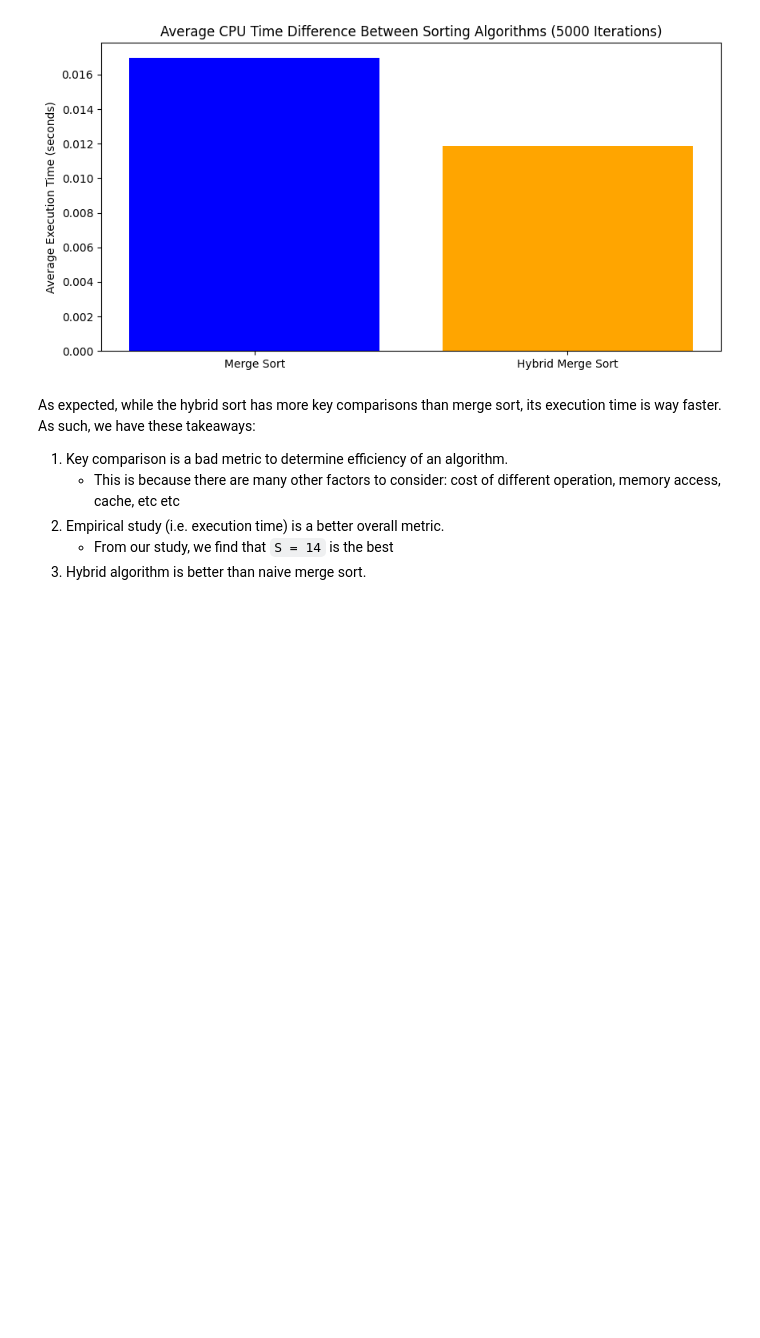
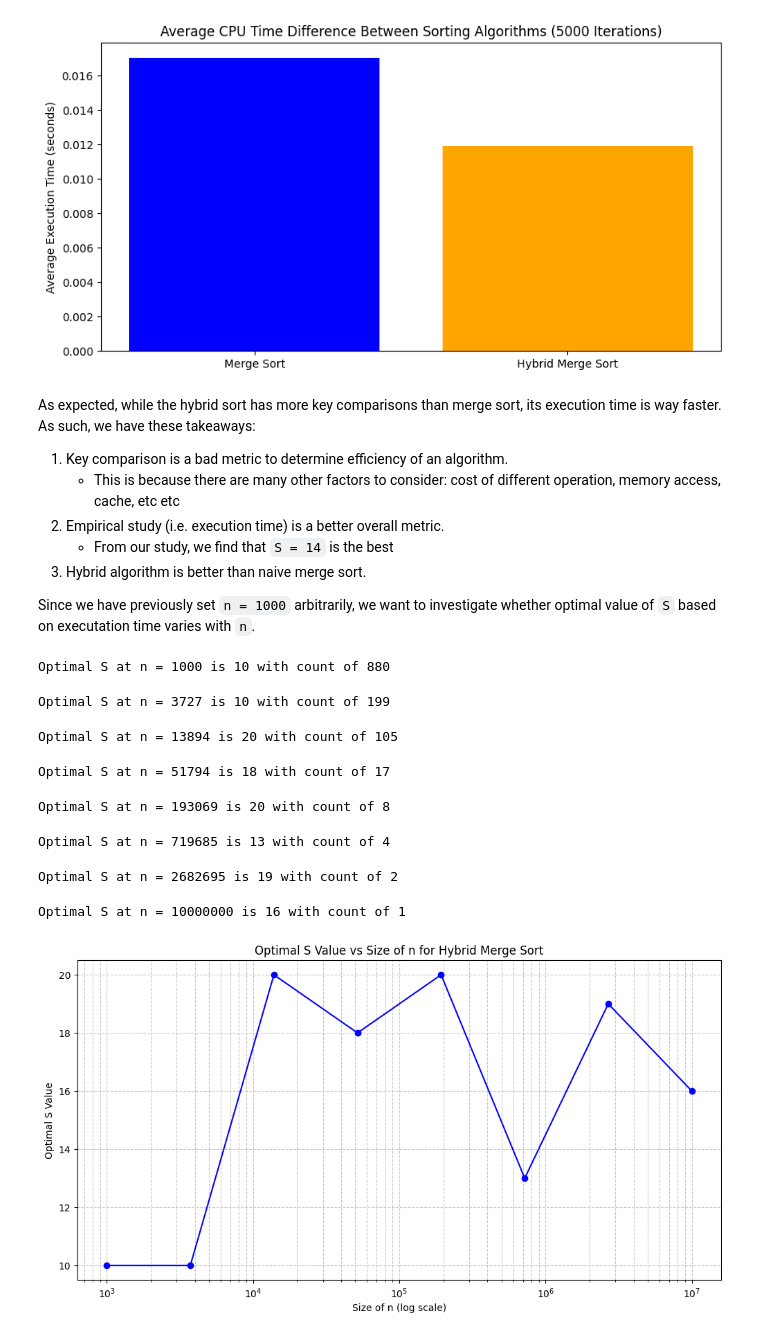
Before and after one commit to yukiwukii/SC2001-Project, a Jupyter notebook: Project_1/project1.ipynb, the cells around one changed output. Drawn from its saved outputs; the diff is of its cells as text; code cells hidden in the pictures; blank space fills up the shorter version.

```diff
--- a/Project_1/project1.ipynb
+++ b/Project_1/project1.ipynb
@@ -341,3 +358,65 @@ As expected, while the hybrid sort has more key comparisons than merge sort, its
 2. Empirical study (i.e. execution time) is a better overall metric.
    - From our study, we find that `S = 14` is the best
 3. Hybrid algorithm is better than naive merge sort.
+
+Since we have previously set `n = 1000` arbitrarily, we want to investigate whether optimal value of `S` based on executation time varies with `n`.
+# %%
+n_values = np.logspace(3, 7, num=8, dtype=int)
+S_start = 1
+S_end = 20
+m = 20
+iteration_values = [5000, 1000, 500, 100, 50, 10, 5, 1]  # This will run approx ~1h. As for the result, refer to ./graphs/SwithN.png
+
+S_values = np.linspace(S_start, S_end, num=m, dtype=int)
+optimal_S_per_n = {}
+
+for n in n_values:
+    iterations = iteration_values[0]
+    iteration_values.pop(0)
+
+    optimS_counts = Counter()
+    progress_bar = tqdm(range(iterations))
+    for i in progress_bar:
+        progress_bar.set_description(f"Running for n value: {n} at iteration: {i}")
+        data = generate_data(n)
+        min_time = float("inf")
+        optimS = -1
+
+        for S in S_values:
+            list_copy = copy.deepcopy(data)
+            start_time = time.time()
+            hybridsort(list_copy, 0, len(list_copy) - 1, S)
+            elapsed_time = time.time() - start_time
+
+            if elapsed_time < min_time:
+                min_time = elapsed_time
+                optimS = S
+
+        optimS_counts[optimS] += 1
+
+    optimal_S_value = max(optimS_counts, key=optimS_counts.get)
+    optimal_S_per_n[n] = optimal_S_value
+    print(f"Optimal S at n = {n} is {optimal_S_value} with count of {optimS_counts[optimal_S_value]}")
+
+n_list = list(optimal_S_per_n.keys())
+optimS_list = list(optimal_S_per_n.values())
+
+plt.figure(figsize=(12, 6))
+plt.plot(n_list, optimS_list, marker='o', linestyle='-', color='blue')
+plt.xlabel("Size of n (log scale)")
+plt.ylabel("Optimal S Value")
+plt.xscale("log")
+plt.title("Optimal S Value vs Size of n for Hybrid Merge Sort")
+plt.grid(True, which="both", linestyle="--", alpha=0.7)
+
+plt.show()
+# %% [output]
+Optimal S at n = 1000 is 10 with count of 880
+Optimal S at n = 3727 is 10 with count of 199
+Optimal S at n = 13894 is 20 with count of 105
+Optimal S at n = 51794 is 18 with count of 17
+Optimal S at n = 193069 is 20 with count of 8
+Optimal S at n = 719685 is 13 with count of 4
+Optimal S at n = 2682695 is 19 with count of 2
+Optimal S at n = 10000000 is 16 with count of 1
+[figure, added]
```
Also changed, not shown: parts of 5 cells of this notebook.
